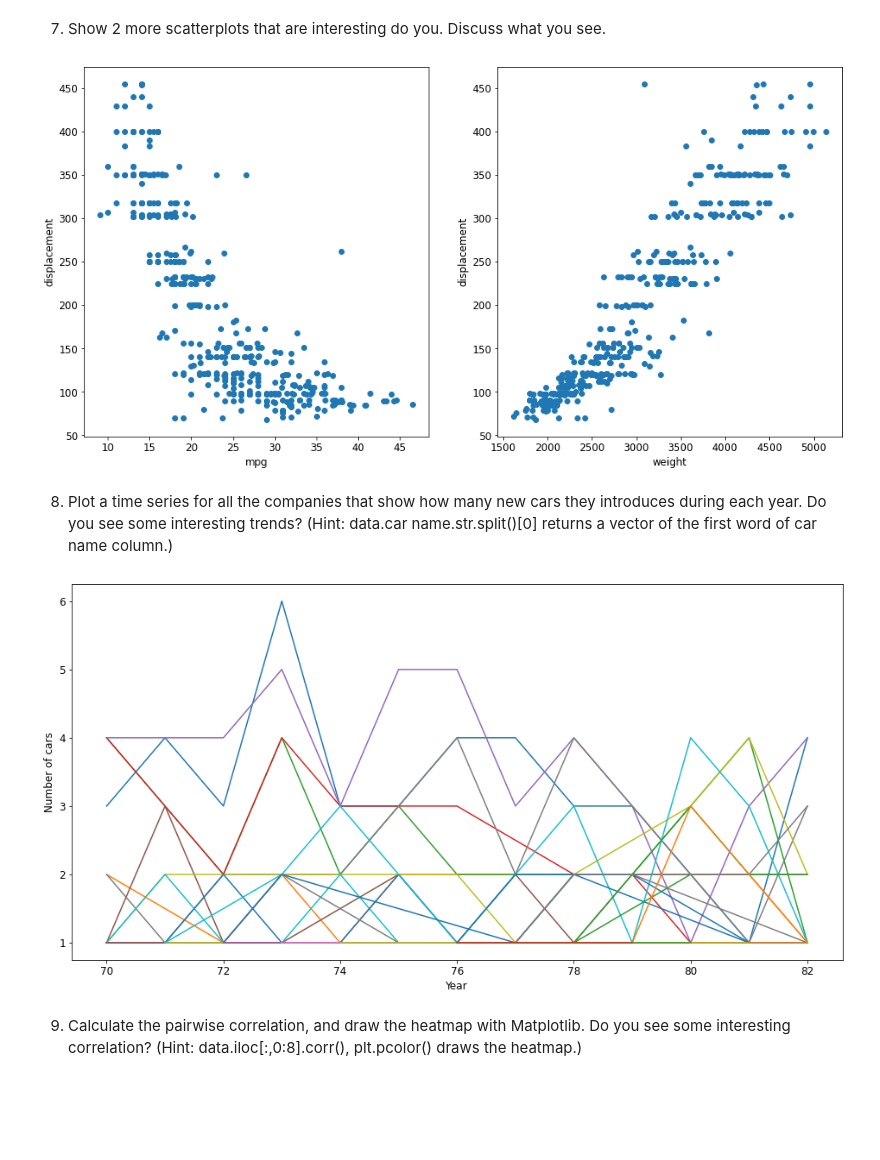
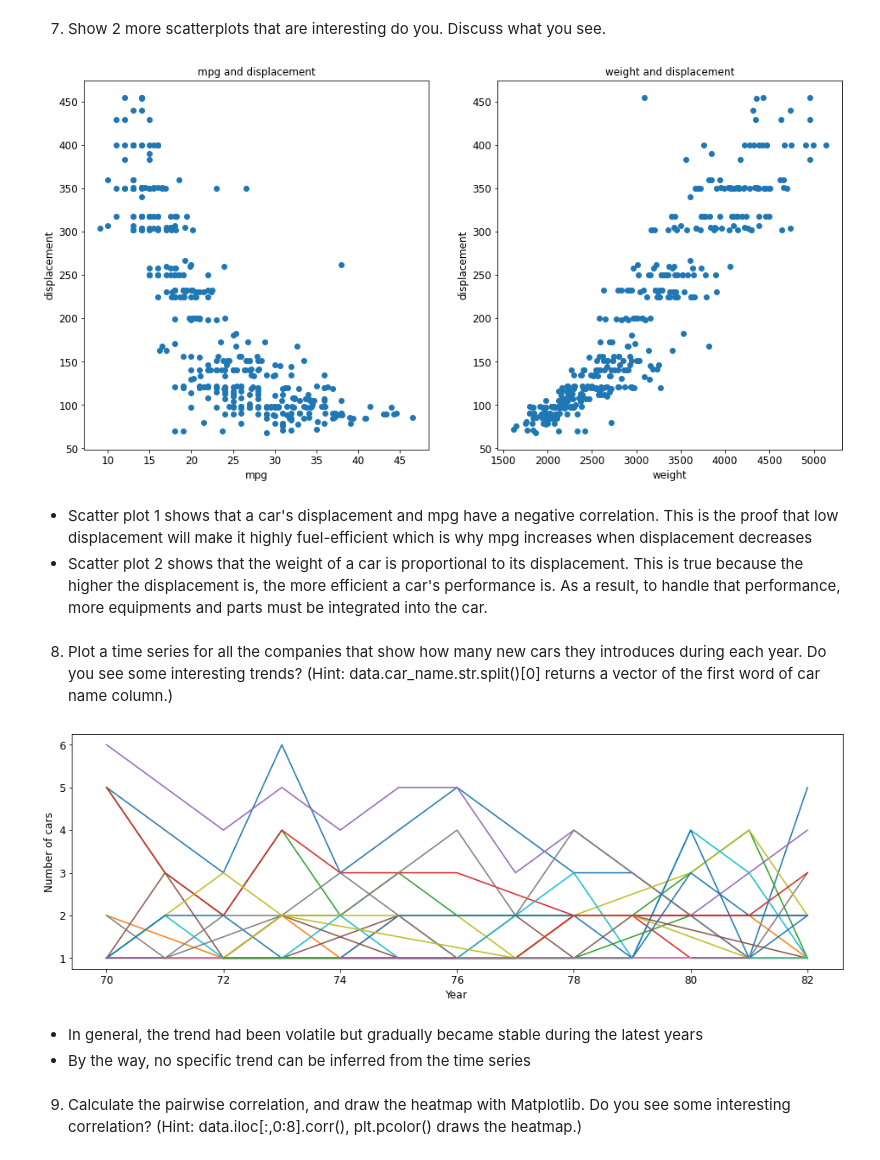
Before and after one commit to ndkhoa0704/Lab-3-DV-basics, a Jupyter notebook: 3.ipynb, the cells around one changed output. Cells and saved outputs as stored; diff of their text form; code cells hidden in the pictures; blank space fills up the shorter version.

Commit message:
finish part 3

```diff
--- a/3.ipynb
+++ b/3.ipynb
@@ -50,3 +36,16 @@ data
+# %%
+# Create a new dataframe based on old one and fixed some rows car_name
+new_data = data.copy()
+# Create a company name
+wrong_name = ['toyouta', 'chevroelt', 'chevy', 'mercedes-benz', 'vw', 'vokswagen', 'maxda']
+correct_name = ['toyota', 'chevrolet', 'chevrolet', 'mercedes', 'volkswagen', 'volkswagen', 'mazda']
+
+for i, j in zip(wrong_name, correct_name):
+    new_data['car_name'] = new_data['car_name'].str.replace(i, j)
+
+new_data['car_company'] = new_data['car_name'].str.split(' ').apply(lambda x: x[0])
+
+new_data = new_data[new_data['car_company'] != 'hi']
 # %% [markdown]
 1. How many cars and how many attributes are in the data set.
 # %%
@@ -72,7 +59,10 @@ Name of the car with the best MPG: mazda glc
 # %%
-new_data = data.copy()
-new_data['car_company'] = new_data['car_name'].str.split(' ').apply(lambda x: x[0])
+print('Number of distinct car companies:', new_data['car_company'].nunique())
+print('Name of the car with the best MPG:',data.iloc[data['mpg'].argmax()]['car_name'])
 t = new_data[['car_company', 'cylinders']][new_data['cylinders'] == 8]\
     .groupby(by=['car_company']).agg(['count'])
 print('Car company produced the most 8-cylinder cars:', t.iloc[t.values.argmax()].name)
+print('Names of 3-cylinder cars:')
+for i in new_data['car_name'][new_data['cylinders'] == 3]:
+    print(' - ',i)
 # %% [output]
@@ -118,2 +93,0 @@ dtype: int64
-# %%
-new_data = new_data.dropna()
@@ -121,12 +110,13 @@ new_data = new_data.dropna()
 4. Plot histograms for each attribute. Pay attention to the appropriate choice of number of bins.
 Write 2-3 sentences summarizing some interesting aspects of the data by looking at the histograms.
 # %%
-fig, axes = plt.subplots(4, 2, figsize=(10, 20))
+fig, axes = plt.subplots(4, 2, figsize=(10, 15))
 cols = data.columns[:-1]
 for i in range(4):
     for j in range(2):
         t = data[cols[i*2 + j]]
         # Freedman-Diaconis rule
+        # Choose number of bins for histogram plot
         q1 = t.quantile(0.25)
         q3 = t.quantile(0.75)
         iqr = q3 - q1
@@ -169,27 +178,34 @@ ax1.scatter(data['mpg'], data['displacement']);
 ax1.set_xlabel('mpg', fontsize=12)
 ax1.set_ylabel('displacement', fontsize=12);
 ax1.tick_params('both', labelsize=12)
+ax1.set_title('mpg and displacement')
+
 ax2.scatter(data['weight'], data['displacement'])
 ax2.set_xlabel('weight', fontsize=12)
 ax2.set_ylabel('displacement', fontsize=12)
 ax2.tick_params('both', labelsize=12)
+ax2.set_title('weight and displacement');
 # %% [output]
-[figure, old version]
+[figure, new version]
+# %% [markdown]
+- Scatter plot 1 shows that a car's displacement and mpg have a negative correlation. This is the proof that low displacement will make it highly fuel-efficient which is why mpg increases when displacement decreases
+- Scatter plot 2 shows that the weight of a car is proportional to its displacement. This is true because the higher the displacement is, the more efficient a car's performance is. As a result, to handle that performance, more equipments and parts must be integrated into the car.
 # %% [markdown]
 8. Plot a time series for all the companies that show how many new cars they introduces during
-each year. Do you see some interesting trends? (Hint: data.car name.str.split()[0] returns
+each year. Do you see some interesting trends? (Hint: data.car_name.str.split()[0] returns
 a vector of the first word of car name column.)
 # %%
-car_company = data['car_name'].str.split(' ').apply(lambda x: x[0]).unique()
-
-fig, ax = plt.subplots(figsize=(16, 8))
+fig, ax = plt.subplots(figsize=(16, 5))
+car_company = new_data['car_company'].unique()
 for c in car_company:
     t = new_data['model'][new_data['car_company'] == c].value_counts().sort_index()
     ax.plot(t.index, t.values)
-
 ax.set_ylabel('Number of cars', fontsize=12)
 ax.set_xlabel('Year', fontsize=12)
-ax.tick_params(labelsize=12)
+ax.tick_params(labelsize=12);
 # %% [output]
-[figure, old version]
+[figure, new version]
+# %% [markdown]
+- In general, the trend had been volatile but gradually became stable during the latest years
+- By the way, no specific trend can be inferred from the time series
 # %% [markdown]
```
Also changed, not shown: parts of 20 cells of this notebook.
